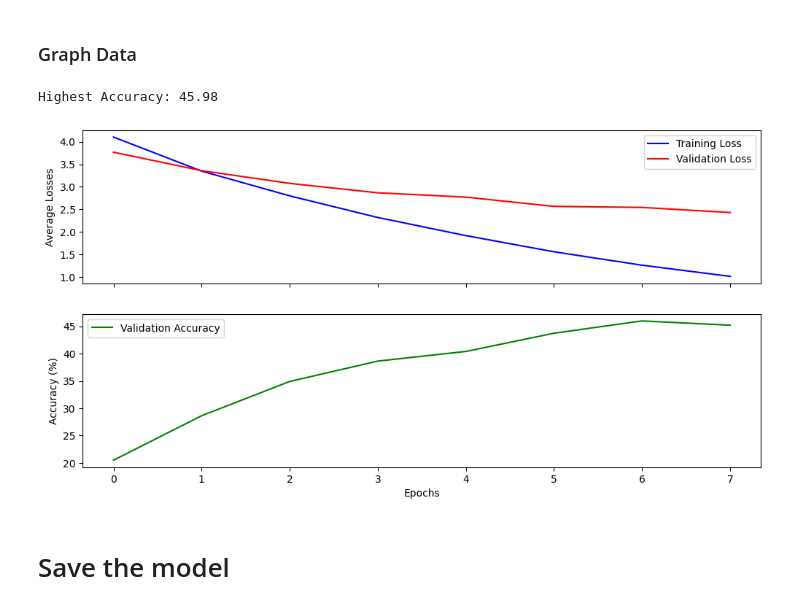
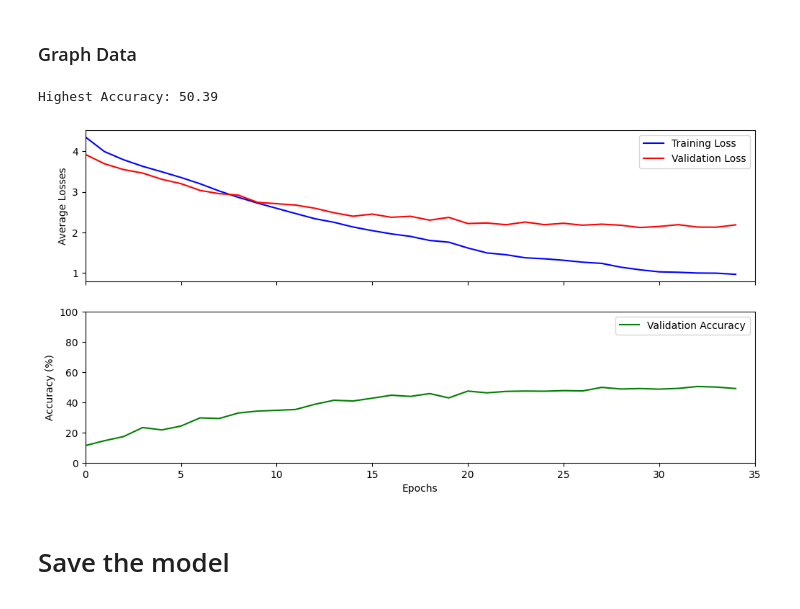
Before and after one commit to elijah-jones-2003/IMLO_Assessment, a Jupyter notebook: IMLO_Assessment.ipynb, the cells around one changed output. Saved outputs shown, nothing was run; the diff lists cells and outputs as text; code cells hidden in the pictures.

```diff
--- a/IMLO_Assessment.ipynb
+++ b/IMLO_Assessment.ipynb
@@ -20,9 +20,9 @@ import matplotlib.pyplot as plt
 ### Hyper Parameters
 # %%
 image_size = 128 #must be divisble by 16
-batch_size = 64
+batch_size = 4
 epochs = 100
-learning_rate = 7e-5
+learning_rate = 5e-5
 
 sgd_momentum = 0.9
 sgd_weight_decay = 1e-3
@@ -32,11 +32,11 @@ adam_decay = 1e-3
 
 drop_out = 0.2
 
-patience = 3
-factor = 0.2
+patience = 2
+factor = 0.7
 threshold = 1e-1
-threshold_mode = "rel"
-cooldown = 3
+threshold_mode = "abs"
+cooldown = 5
 
 device = (
     "cuda"
@@ -56,9 +56,9 @@ test_transform = transforms.Compose([
     transforms.Normalize((0.5, 0.5, 0.5), (0.5, 0.5, 0.5))])
 
 train_transform = transforms.Compose([
-    transforms.RandomRotation(degrees=30),  # Randomly rotate the image by up to 15 degrees
+    transforms.RandomRotation(degrees=45),  # Randomly rotate the image by up to 15 degrees
     transforms.RandomHorizontalFlip(),      # Randomly flip the image horizontally with a probability of 0.5
-    transforms.ColorJitter(brightness=0.2, contrast=0.2, saturation=0.2, hue=0.2),  # Randomly adjust brightness, contrast, saturation, and hue
+    transforms.ColorJitter(brightness=0.3, contrast=0.3, saturation=0.3, hue=0.3),  # Randomly adjust brightness, contrast, saturation, and hue
     transforms.Resize(size=(image_size, image_size)),
     transforms.ToTensor(),  # Convert the image to a PyTorch tensor
     transforms.Normalize((0.5, 0.5, 0.5), (0.5, 0.5, 0.5))  # Normalize the image using ImageNet statistics
@@ -68,7 +68,7 @@ validation_data = datasets.Flowers102(root="data", split="val", transform=test_t
 test_data = datasets.Flowers102(root="data", split="test", transform=test_transform, download=True)
 
 training_data = datasets.Flowers102(root="data", split="train", transform=test_transform, download=True)
-for i in range(5):
+for i in range(2):
     augmented = datasets.Flowers102(root="data", split="train", transform=train_transform)
     training_data = ConcatDataset([training_data, augmented])
 
@@ -232,7 +232,8 @@ def train_loop(dataloader, classifier, loss_fn, optimizer):
         loss.backward()
         optimizer.step()
         batches_ran += 1
-        print('|', end='')
+        if batch % 12 == 0:
+            print(end="|")
     avg_loss = losses/batches_ran
     print()
     return avg_loss
@@ -290,17 +287,17 @@ Loss: 2.475442130948595 | Accuracy: 43.06391283135469
 # %%
 fig, (ax1, ax2) = plt.subplots(2, figsize=(12,6), sharex=True)
 ax1.plot(range(len(train_losses)), train_losses, color="blue", label="Training Loss")
 ax1.plot(range(len(val_losses)), val_losses, color="red", label="Validation Loss")
 ax1.set(ylabel='Average Losses')
 ax1.legend()
-# ax2.axis([0, len(val_accuracies), 0, 100])
+ax2.axis([0, len(val_accuracies), 0, 100])
 ax2.plot(range(len(val_accuracies)), val_accuracies, color="green", label="Validation Accuracy")
 ax2.set(xlabel='Epochs', ylabel='Accuracy (%)')
 ax2.legend()
 print(f"Highest Accuracy: {(max(val_accuracies)):>0.2f}")
 # %% [output]
-Highest Accuracy: 45.98
+Highest Accuracy: 50.39
-[figure, old version]
+[figure, new version]
 # %% [markdown]
 # Save the model
 # %%
```
Also changed, not shown: parts of 2 cells of this notebook.
